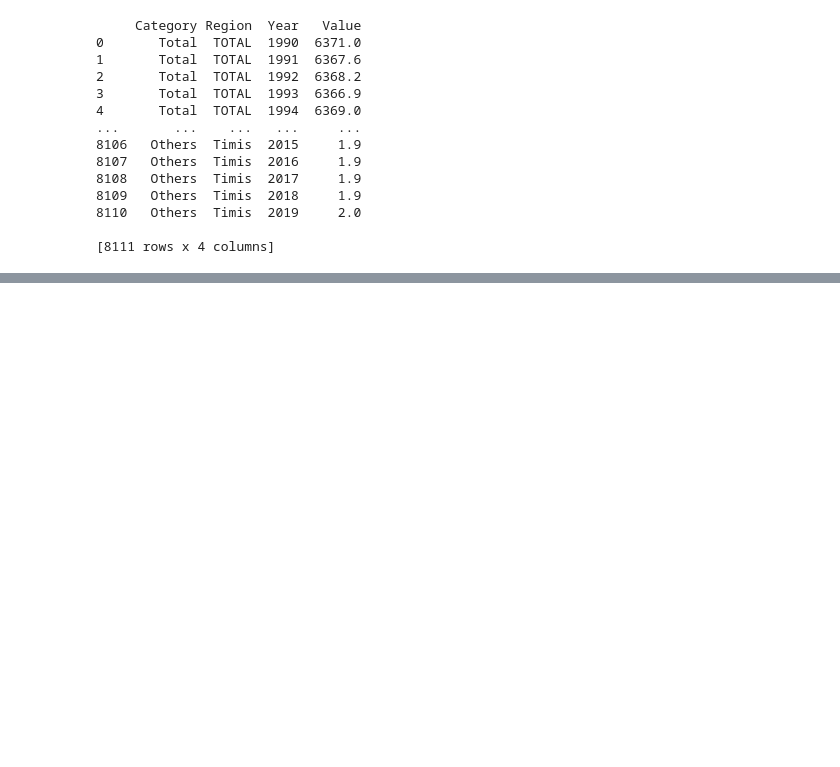
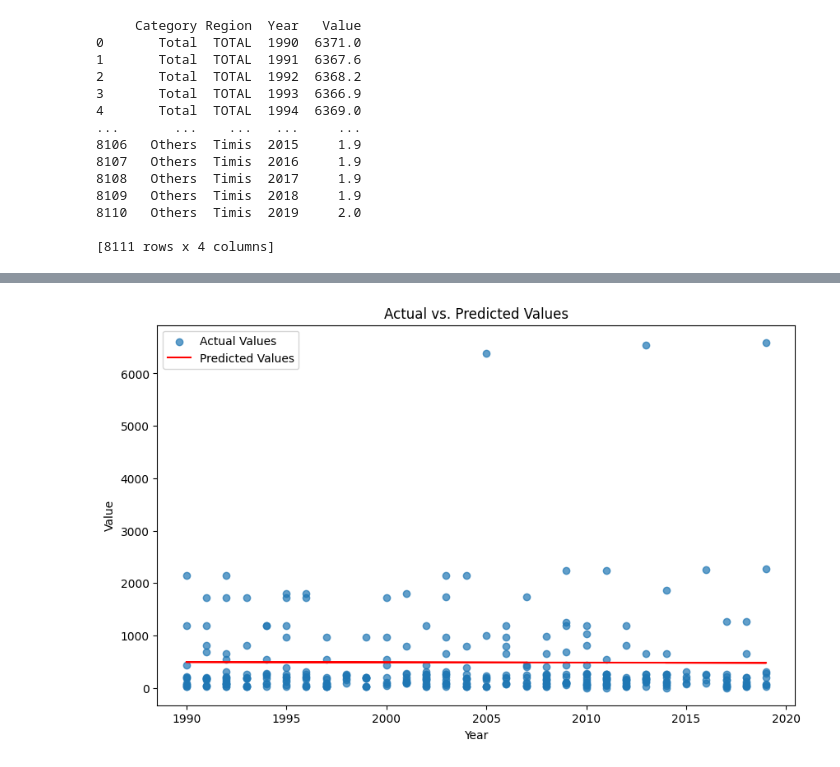
Before and after one commit to Astalopus03/Forest-Surfaces-in-Romania-1990-2019, a Jupyter notebook: sample.ipynb, the cells around one changed output, grey strips where cells are left out. Saved outputs shown, nothing was run; the diff lists cells and outputs as text; code cells hidden in the pictures; blank space fills up the shorter version.

```diff
--- a/sample.ipynb
+++ b/sample.ipynb
@@ -152,0 +209,39 @@ git_command('commit', '-m', 'Initial commit')  # Commit changes
+# %%
+import pandas as pd
+import matplotlib.pyplot as plt
+from sklearn.linear_model import LinearRegression
+from sklearn.model_selection import train_test_split
+
+# Load the data from the CSV file
+data = pd.read_csv('modified_dataset.csv')
+
+# Filter the data if necessary (e.g., for a specific region and category)
+filtered_data = data[(data['Category'] == 'Total')]
+
+# Define your features (X) and target variable (y)
+X = filtered_data[['Year']]
+y = filtered_data['Value']
+
+# Split the data into training and testing sets
+X_train, X_test, y_train, y_test = train_test_split(X, y, test_size=0.2, random_state=42)
+
+# Create a linear regression model
+model = LinearRegression()
+
+# Fit the model to the training data
+model.fit(X_train, y_train)
+
+# Generate predicted values using the testing data
+predicted_values = model.predict(X_test)
+
+# Plot the actual values and predicted values
+plt.figure(figsize=(10, 6))
+plt.scatter(X_test, y_test, label='Actual Values', alpha=0.7)
+plt.plot(X_test, predicted_values, color='red', label='Predicted Values')
+plt.xlabel('Year')
+plt.ylabel('Value')
+plt.title('Actual vs. Predicted Values')
+plt.legend()
+plt.show()
+# %% [output]
+[figure, added]
```
Also changed, not shown: parts of 5 cells of this notebook.
